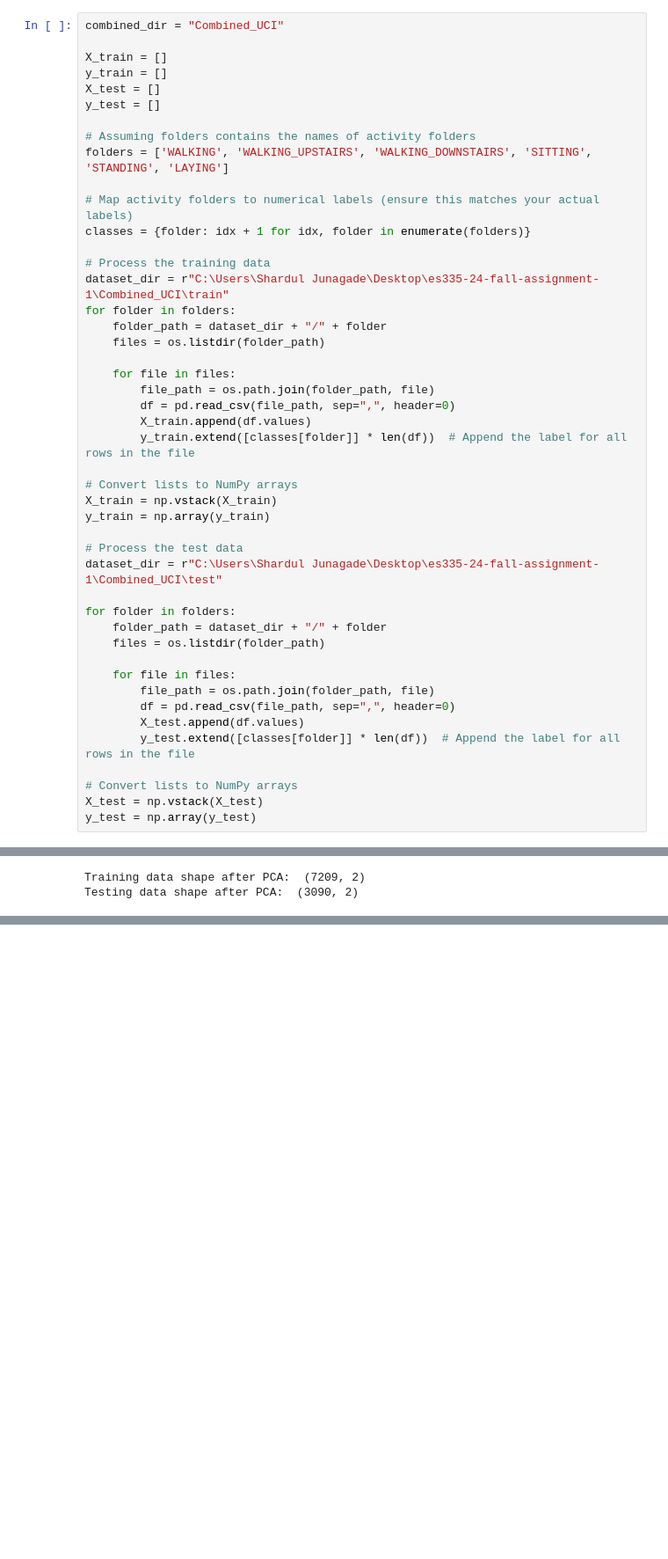
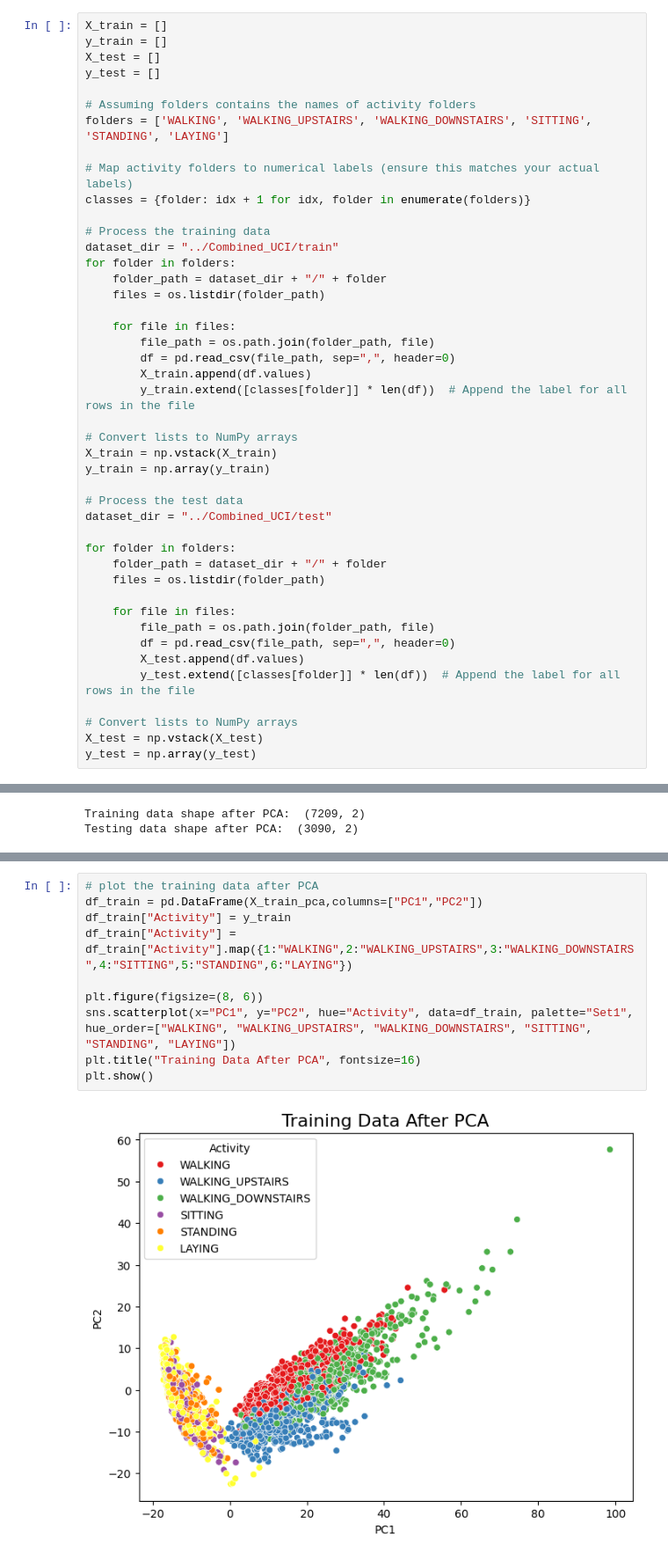
Before and after one commit to ShardulJunagade/ES-335-Assignment-1-2024-Fall, a Jupyter notebook: Task-1 Exploratory Data Analysis/preprocessing2.ipynb, the cells around one changed output, grey strips where cells are left out. Shown at 88% size. Saved outputs shown, nothing was run; the diff lists cells and outputs as text; blank space fills up the shorter version.

Commit message:
use seaborn for plots

```diff
--- a/Task-1 Exploratory Data Analysis/preprocessing2.ipynb
+++ b/Task-1 Exploratory Data Analysis/preprocessing2.ipynb
@@ -7,8 +9,6 @@ import os
 folders = ["LAYING","SITTING","STANDING","WALKING","WALKING_DOWNSTAIRS","WALKING_UPSTAIRS"]
 classes = {"WALKING":1,"WALKING_UPSTAIRS":2,"WALKING_DOWNSTAIRS":3,"SITTING":4,"STANDING":5,"LAYING":6}
 # %%
-combined_dir = "Combined_UCI"
-
 X_train = []
 y_train = []
 X_test = []
@@ -21,7 +21,7 @@ folders = ['WALKING', 'WALKING_UPSTAIRS', 'WALKING_DOWNSTAIRS', 'SITTING', 'STAN
 classes = {folder: idx + 1 for idx, folder in enumerate(folders)}
 
 # Process the training data
-dataset_dir = r"C:\Users\Shardul Junagade\Desktop\es335-24-fall-assignment-1\Combined_UCI\train"
+dataset_dir = "../Combined_UCI/train"
 for folder in folders:
     folder_path = dataset_dir + "/" + folder
     files = os.listdir(folder_path)
@@ -37,7 +37,7 @@ X_train = np.vstack(X_train)
 y_train = np.array(y_train)
 
 # Process the test data
-dataset_dir = r"C:\Users\Shardul Junagade\Desktop\es335-24-fall-assignment-1\Combined_UCI\test"
+dataset_dir = "../Combined_UCI/test"
 
 for folder in folders:
     folder_path = dataset_dir + "/" + folder
@@ -110,0 +87,12 @@ plt.show()
+# %%
+# plot the training data after PCA
+df_train = pd.DataFrame(X_train_pca,columns=["PC1","PC2"])
+df_train["Activity"] = y_train
+df_train["Activity"] = df_train["Activity"].map({1:"WALKING",2:"WALKING_UPSTAIRS",3:"WALKING_DOWNSTAIRS",4:"SITTING",5:"STANDING",6:"LAYING"})
+
+plt.figure(figsize=(8, 6))
+sns.scatterplot(x="PC1", y="PC2", hue="Activity", data=df_train, palette="Set1", hue_order=["WALKING", "WALKING_UPSTAIRS", "WALKING_DOWNSTAIRS", "SITTING", "STANDING", "LAYING"])
+plt.title("Training Data After PCA", fontsize=16)
+plt.show()
+# %% [output]
+[figure, added]
```
Also changed, not shown: parts of 3 cells of this notebook.
